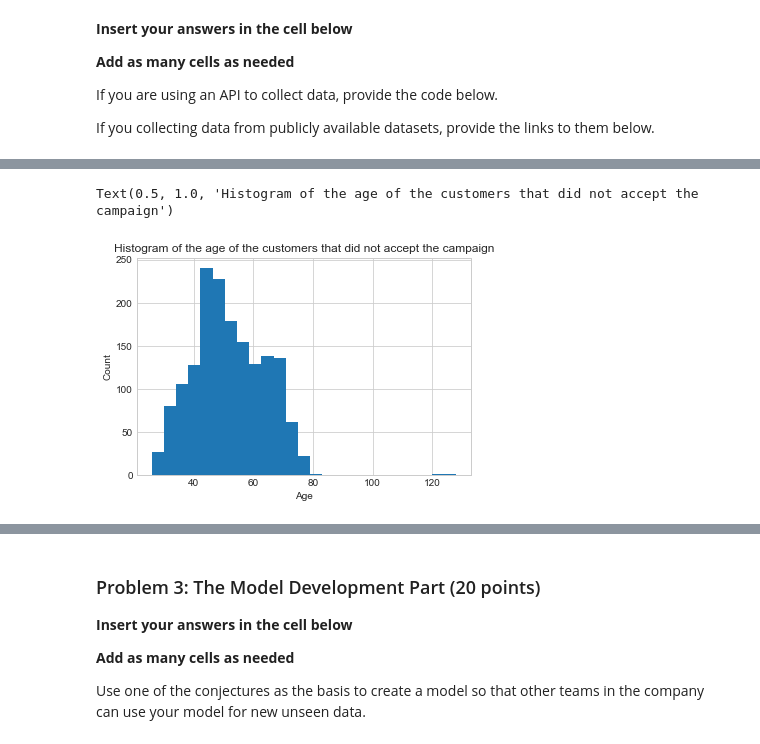
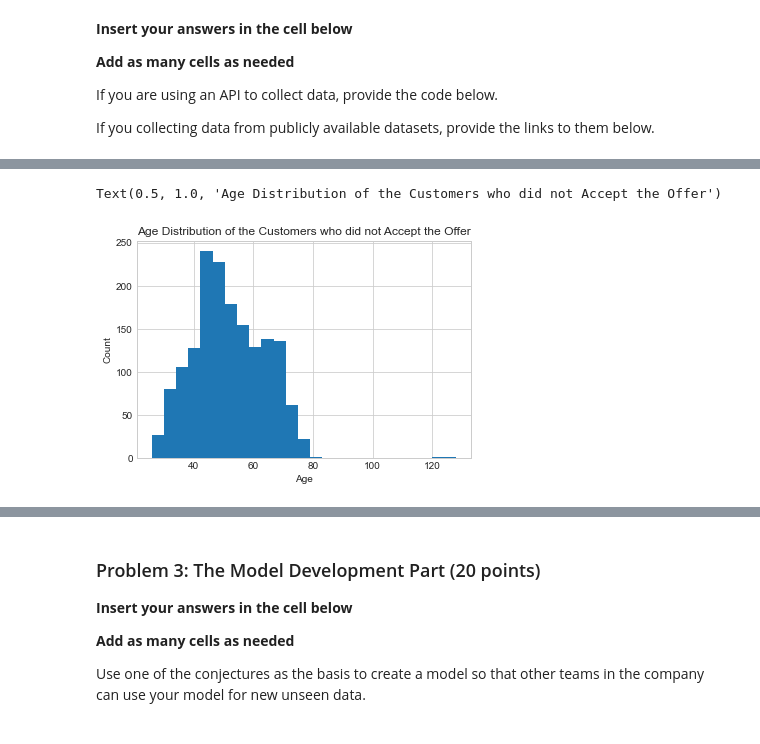
Before and after one commit to aschuliger/DS501_CaseStudy4, a Jupyter notebook: Case_Study_4.ipynb, the cells around one changed output, grey strips where cells are left out. Saved outputs shown, nothing was run; the diff lists cells and outputs as text; code cells hidden in the pictures.

```diff
--- a/Case_Study_4.ipynb
+++ b/Case_Study_4.ipynb
@@ -206,27 +241,12 @@ corr
 # %%
 # Include only the customers that did not accept the campaign
 marketing_data_age_filtered2 = marketing_data_age[marketing_data_age.CampaignAccepted == 0]
-
-#  Group rows from movie_data into lists by the movie title
-# marketing_data_age_grouped2 = marketing_data_age_filtered2.groupby('Age_Group')
-# Write the ratings into a list for each movie
-#marketing_data_age_grouped2 = marketing_data_age_grouped2['CampaignAccepted'].apply(list)
-# Reset indices to match new data frame
-# marketing_data_age_grouped2 = marketing_data_age_grouped2.reset_index()
-# Group rows from marketing_data_age_filtered by the age group and take the mean of the column values
-# marketing_data_age_grouped2 = marketing_data_age_filtered2.groupby('Age_Group')
-
-# Imports
-import seaborn as sns
-import matplotlib.pyplot as plt
-plt.style.use('seaborn-whitegrid')
-
 
 # Histogram plot of the age groups that did not accept the campaign
 plt.hist(x=marketing_data_age_filtered2["Age"], bins=25)
 plt.xlabel('Age')
 plt.ylabel("Count")
-plt.title('Histogram of the age of the customers that did not accept the campaign')
+plt.title('Age Distribution of the Customers who did not Accept the Offer')
 # %% [output]
-Text(0.5, 1.0, 'Histogram of the age of the customers that did not accept the campaign')
+Text(0.5, 1.0, 'Age Distribution of the Customers who did not Accept the Offer')
-[figure, old version]
+[figure, new version]
```
Also changed, not shown: parts of 25 cells of this notebook.
